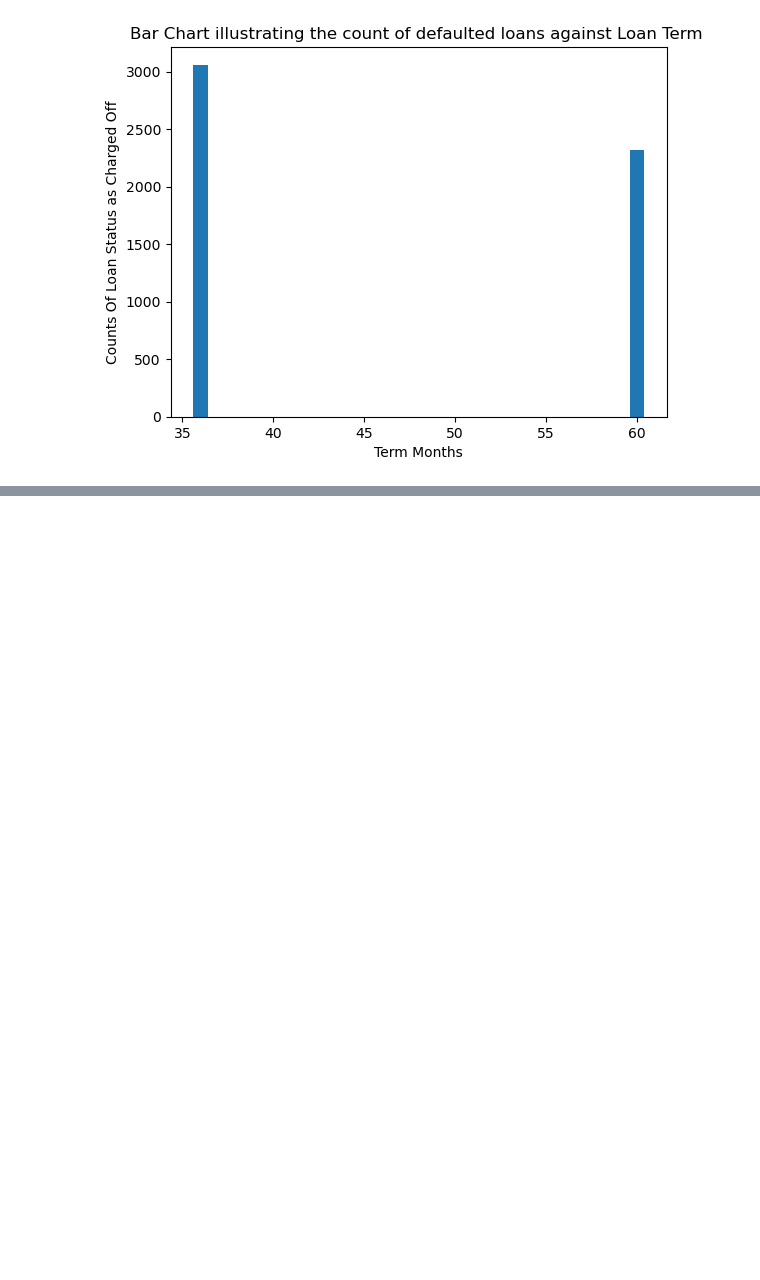
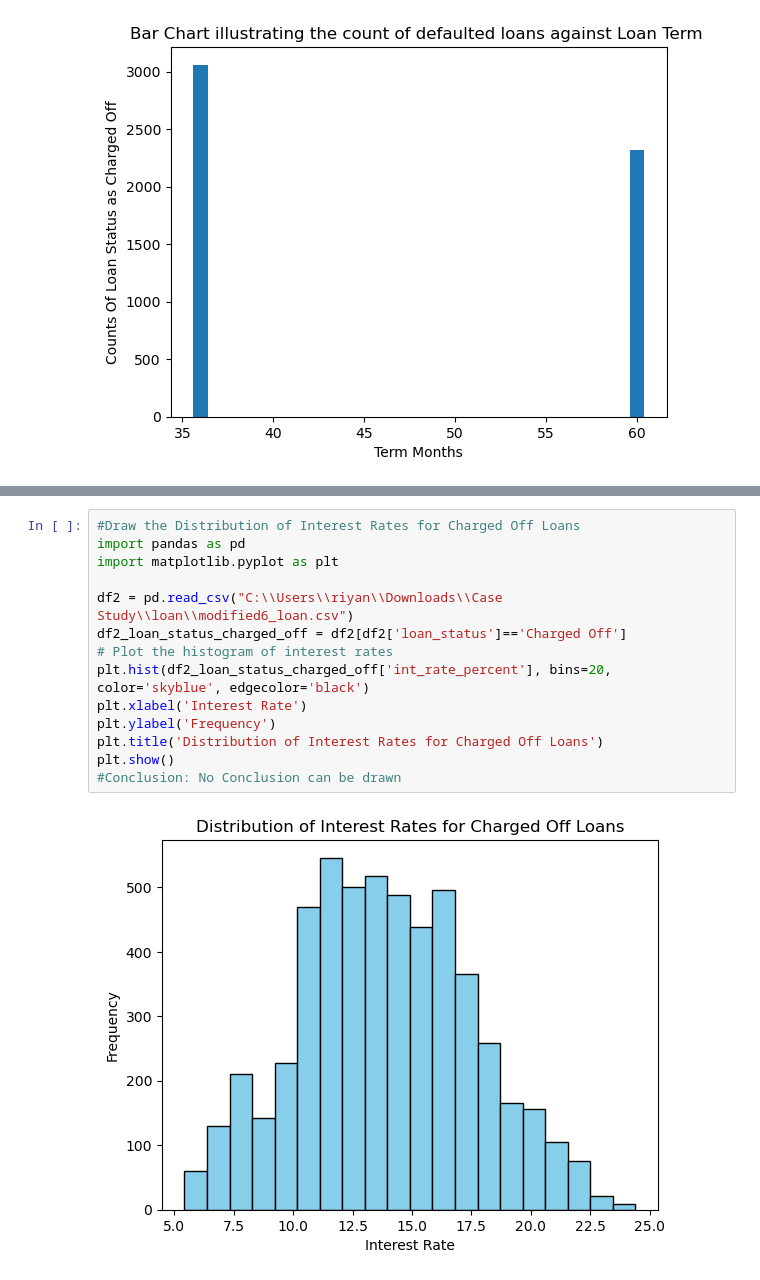
Before and after one commit to ashandish/Lending_Club_Case_Study, a Jupyter notebook: Ashish_Kumar_Sharma.ipynb, the cells around one changed output, grey strips where cells are left out. Saved outputs shown, nothing was run; the diff lists cells and outputs as text; blank space fills up the shorter version.

```diff
--- a/Ashish_Kumar_Sharma.ipynb
+++ b/Ashish_Kumar_Sharma.ipynb
@@ -285,0 +316,16 @@ plt.show()
+# %%
+#Draw the Distribution of Interest Rates for Charged Off Loans
+import pandas as pd
+import matplotlib.pyplot as plt
+
+df2 = pd.read_csv("C:\\Users\\riyan\\Downloads\\Case Study\\loan\\modified6_loan.csv")
+df2_loan_status_charged_off = df2[df2['loan_status']=='Charged Off']
+# Plot the histogram of interest rates
+plt.hist(df2_loan_status_charged_off['int_rate_percent'], bins=20, color='skyblue', edgecolor='black')
+plt.xlabel('Interest Rate')
+plt.ylabel('Frequency')
+plt.title('Distribution of Interest Rates for Charged Off Loans')
+plt.show()
+#Conclusion: No Conclusion can be drawn
+# %% [output]
+[figure, added]
```
Also changed, not shown: parts of 3 cells of this notebook.
